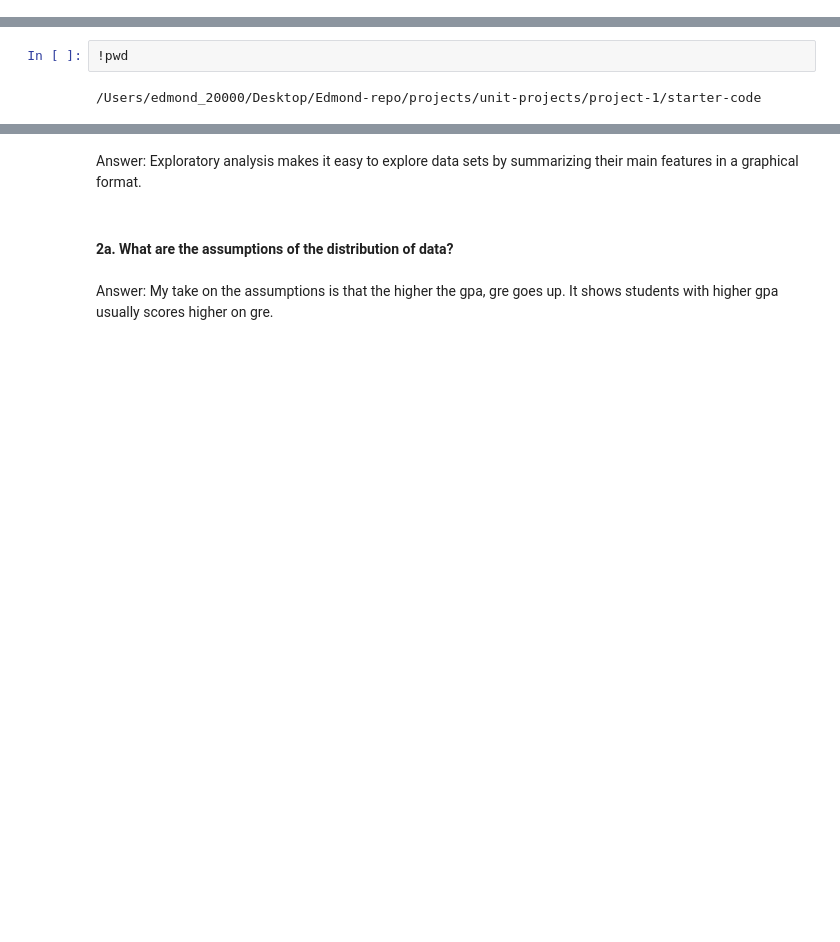
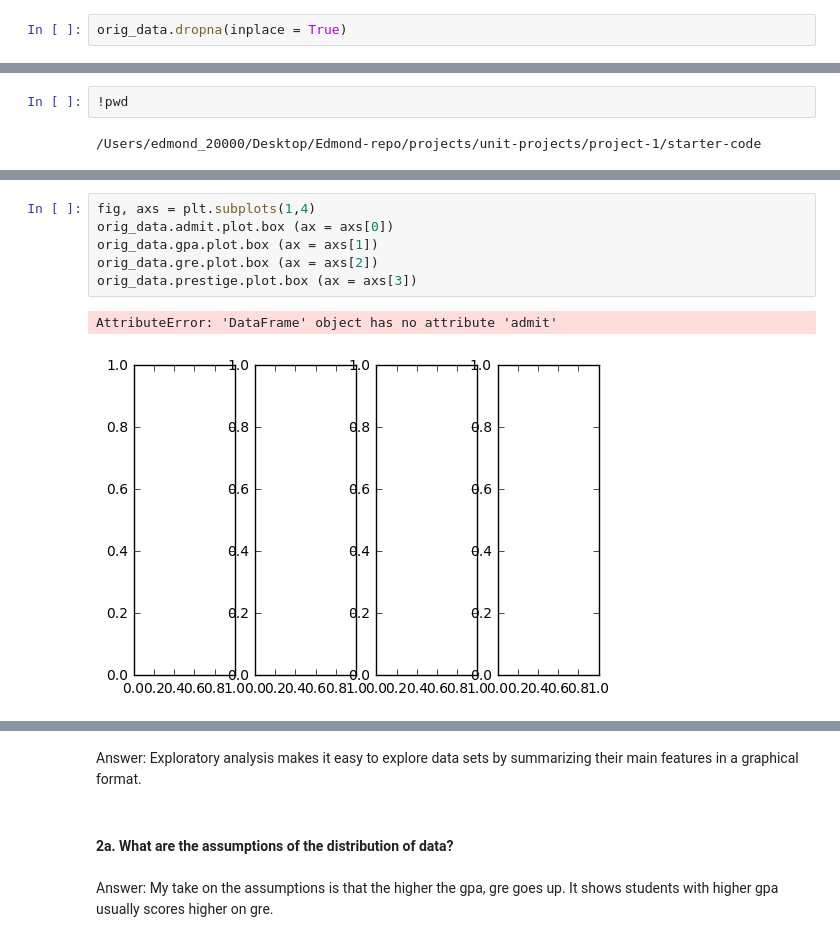
Before and after one commit to edmond24/Edmond-repo, a Jupyter notebook: projects/unit-projects/project-1/starter-code/project1-starter.ipynb, the cells around one changed output, grey strips where cells are left out. Cells and saved outputs as stored; diff of their text form; blank space fills up the shorter version.

```diff
--- a/projects/unit-projects/project-1/starter-code/project1-starter.ipynb
+++ b/projects/unit-projects/project-1/starter-code/project1-starter.ipynb
@@ -47,0 +78,2 @@ We would like to explore the association between X and Y
+# %%
+orig_data.dropna(inplace = True)
@@ -90,0 +148,9 @@ orig_data.head()
+# %%
+fig, axs = plt.subplots(1,4)
+orig_data.admit.plot.box (ax = axs[0])
+orig_data.gpa.plot.box (ax = axs[1])
+orig_data.gre.plot.box (ax = axs[2])
+orig_data.prestige.plot.box (ax = axs[3])
+# %% [output]
+AttributeError: 'DataFrame' object has no attribute 'admit'
+[figure, added]
```
Also changed, not shown: parts of 40 cells of this notebook.
